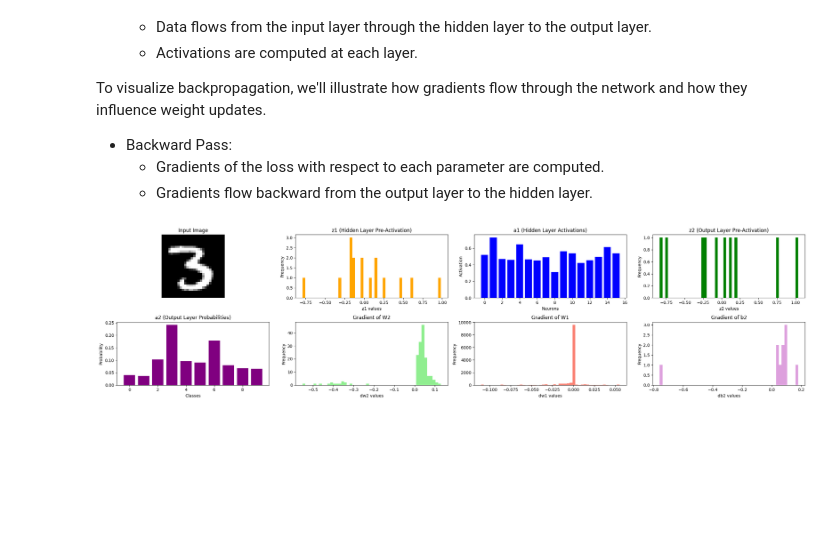
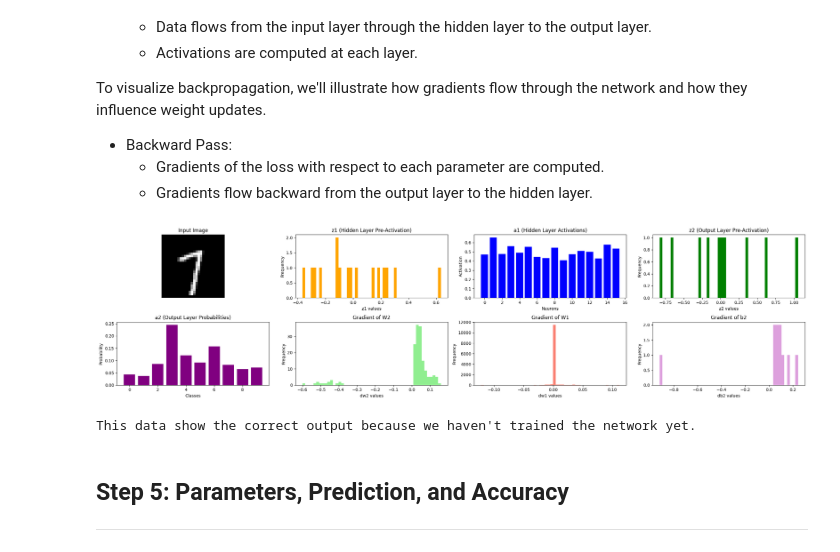
Before and after one commit to dinosaur-oatmeal/MNIST-Walkthrough, a Jupyter notebook: MNIST-Walkthrough.ipynb, the cells around one changed output. Cells and saved outputs as stored; diff of their text form; code cells hidden in the pictures; blank space fills up the shorter version.

```diff
--- a/MNIST-Walkthrough.ipynb
+++ b/MNIST-Walkthrough.ipynb
@@ -104,30 +104,31 @@ A row corresponds to the connections between all neurons in the first layer and
 A column corresponds to all weights coming out of a particular neuron in first layer
 
 Parameters:
-- input_size (int): Number of input neurons.
-- hidden_size (int): Number of neurons in the hidden layer.
-- output_size (int): Number of output neurons.
-- seed (int): Random seed for reproducibility.
+- layer_dims: list containing the amount of neurons in each layer
 
 Returns:
 - weights (dict): Dictionary containing initialized weight matrices.
 - biases (dict): Dictionary containing initialized bias vectors.
 '''
-def initialize_parameters(input_size, hidden_size, output_size, seed=42):
+def initialize_parameters(layer_dims):
 
-    np.random.seed(seed)
+    # Arrays to store our list of weights and biases
+    weights = []
+    biases = []
 
-    # Initialize weights with small random values scaled by the square root of the number of input connections
-    weights = {
-        'w1': np.random.randn(hidden_size, input_size) * np.sqrt(1. / input_size),  # Input to Hidden
-        'w2': np.random.randn(output_size, hidden_size) * np.sqrt(1. / hidden_size)  # Hidden to Output
-    }
+    # Loop through number of layers for initialization
+        # Weights should be random variables
+        # Biases should be set to 0
+    for i in range(1, len(layer_dims)):
 
-    # Initialize biases to zeros
-    biases = {
-        'b1': np.zeros((hidden_size, 1)),  # Hidden layer biases
-        'b2': np.zeros((output_size, 1))   # Output layer biases
-    }
+        # Initialize weights with small random values scaled by the square root of the number of input connections (He initialization)
+        w = np.random.randn(layer_dims[i], layer_dims[i - 1]) * np.sqrt(2. / layer_dims[i - 1])
+
+        # Initialize biases to zeros
+        b = np.zeros((layer_dims[i], 1))
+
+        weights.append(w)
+        biases.append(b)
 
     return weights, biases
 # %% [markdown]
@@ -666,32 +667,38 @@ def visualize_forward_backward(x_sample, y_true, weights, biases):
     plt.title('Gradient of W2')
     plt.xlabel('dw2 values')
     plt.ylabel('Frequency')
 
     # Gradients for W1
     plt.subplot(2, 4, 7)
     plt.hist(gradients['dw1'].flatten(), bins=50, color='salmon')
     plt.title('Gradient of W1')
     plt.xlabel('dw1 values')
     plt.ylabel('Frequency')
 
     # Gradients for b2
     plt.subplot(2, 4, 8)
     plt.hist(gradients['db2'].flatten(), bins=50, color='plum')
     plt.title('Gradient of b2')
     plt.xlabel('db2 values')
     plt.ylabel('Frequency')
 
     plt.tight_layout()
     plt.show()
 
+    print("This data show the correct output because we haven't trained the network yet.")
+
 # Example usage:
-sample_index = 12
+sample_index = 42
 x_sample = x_train[:, sample_index].reshape(-1, 1)
 y_true = y_train[sample_index]
 input_size = 784
 hidden_size = 16
 output_size = 10
 weights, biases = initialize_parameters(input_size, hidden_size, output_size)
 visualize_forward_backward(x_sample, y_true, weights, biases)
 # %% [output]
-[figure, old version]
+[figure, new version]
+This data show the correct output because we haven't trained the network yet.
+# %% [markdown]
+## Step 5: Parameters, Prediction, and Accuracy
+---
```
Also changed, not shown: parts of 11 cells of this notebook, 2 other files.
